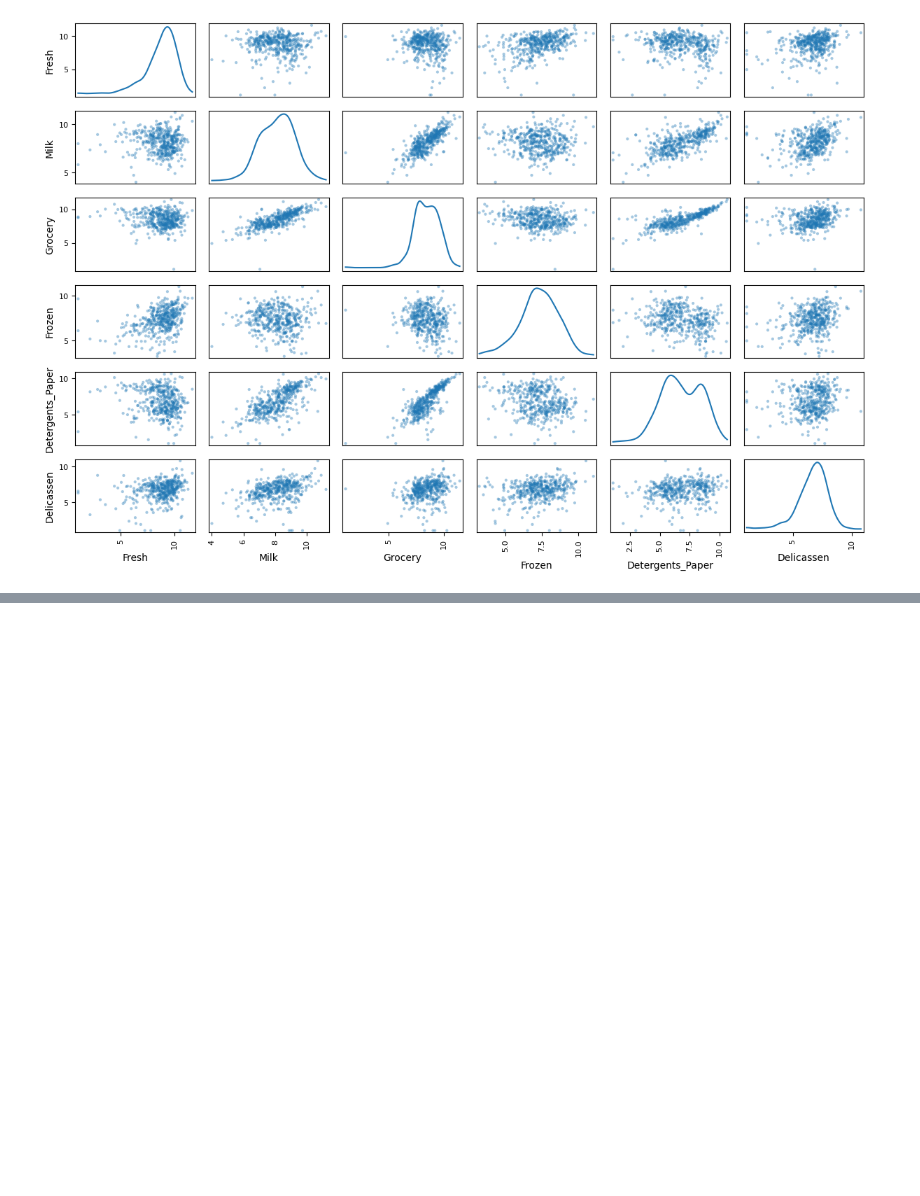
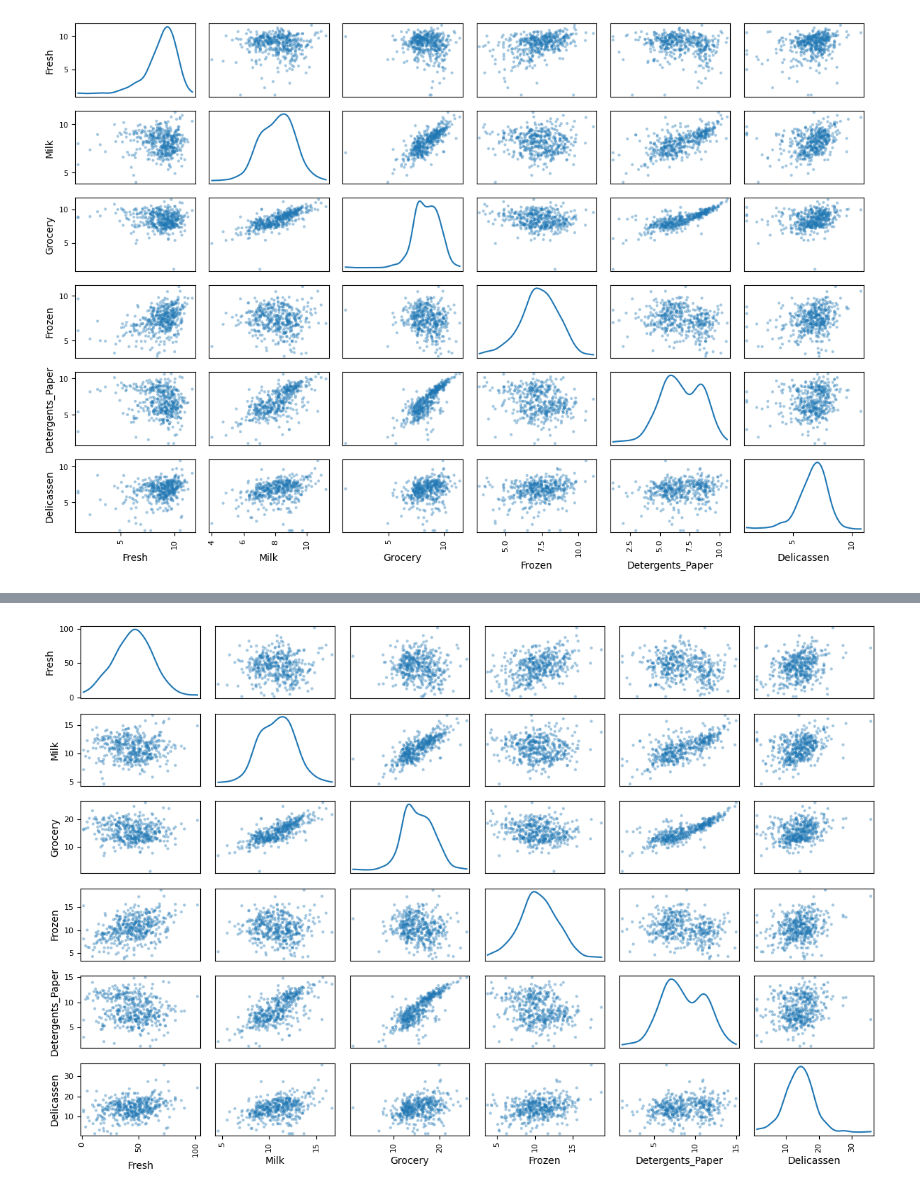
Before and after one commit to emonteiro27/wholesale_customers, a Jupyter notebook: wholesale_customers.ipynb, the cells around one changed output, grey strips where cells are left out. Saved outputs shown, nothing was run; the diff lists cells and outputs as text; code cells hidden in the pictures; blank space fills up the shorter version.

Commit message:
Boxcox transformation seems to do a better job at normalizing the data than the log transformation

```diff
--- a/wholesale_customers.ipynb
+++ b/wholesale_customers.ipynb
@@ -197,3 +197,13 @@ pd.plotting.scatter_matrix(df_log, alpha=0.4, figsize=(12,8), diagonal='kde')
 plt.tight_layout()
 # %% [output]
 [figure]
+# %%
+from scipy import stats
+
+df_boxcox = pd.DataFrame()
+
+for col in df_sales.columns:
+    transformed_data, _ = stats.boxcox(df[col])
+    df_boxcox[col] = transformed_data
+
+df_boxcox.head()
@@ -199,0 +217,5 @@ plt.tight_layout()
+# %%
+pd.plotting.scatter_matrix(df_boxcox, alpha=0.4, figsize=(12,8), diagonal='kde')
+plt.tight_layout()
+# %% [output]
+[figure, added]
```
Also changed, not shown: parts of 1 cell of this notebook.
